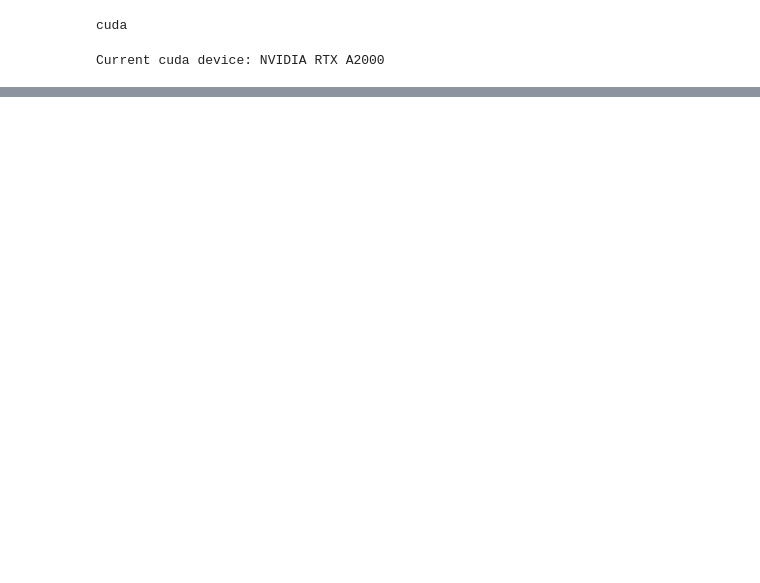
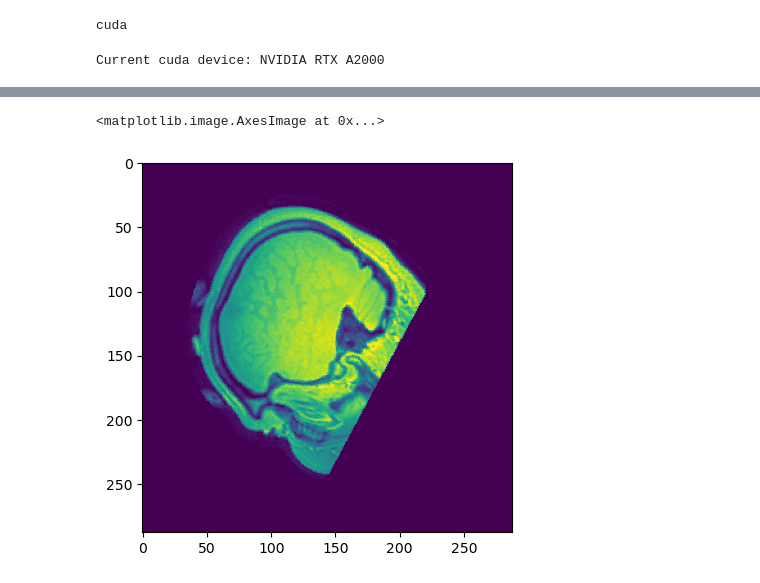
Before and after one commit to LawsOfForm/Automated_Electrode_Coordinate_Extraction, a Jupyter notebook: network/Network.ipynb, the cells around one changed output, grey strips where cells are left out. Saved outputs shown, nothing was run; the diff lists cells and outputs as text; code cells hidden in the pictures; blank space fills up the shorter version.

```diff
--- a/network/Network.ipynb
+++ b/network/Network.ipynb
@@ -96 +87,6 @@ plt.imshow(train_img[1][1])
+# %%
+plt.imshow(train_img[0][0])
+# %% [output]
+<matplotlib.image.AxesImage at 0x...>
+[figure, added]
 # %%
```
Also changed, not shown: parts of 6 cells of this notebook, 1 other file.
